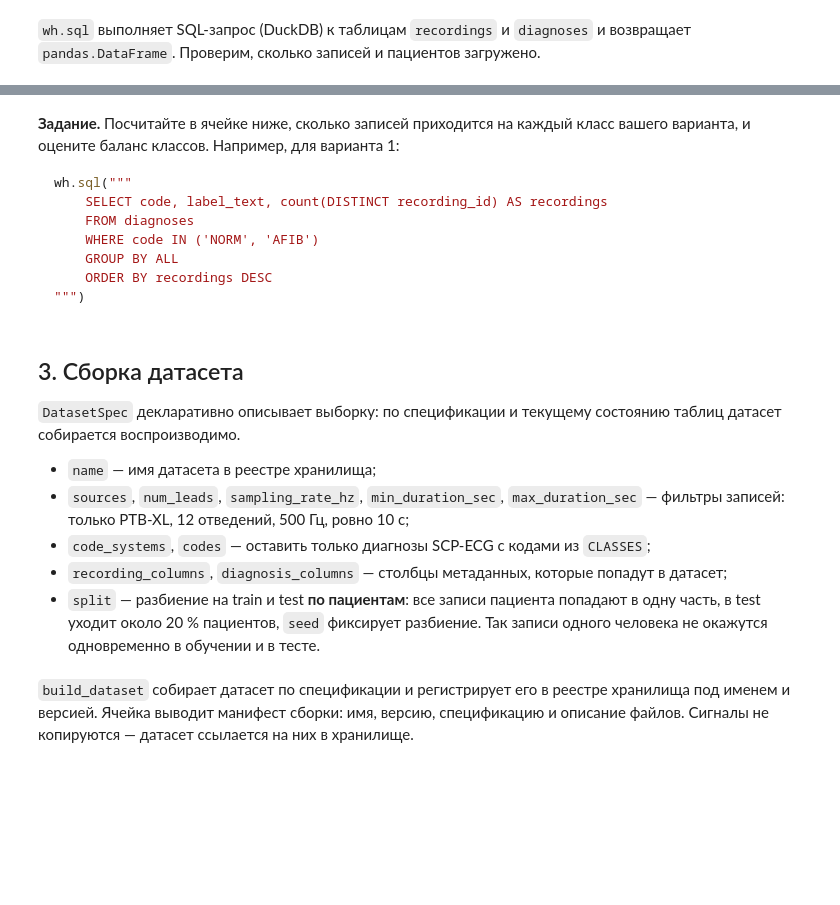
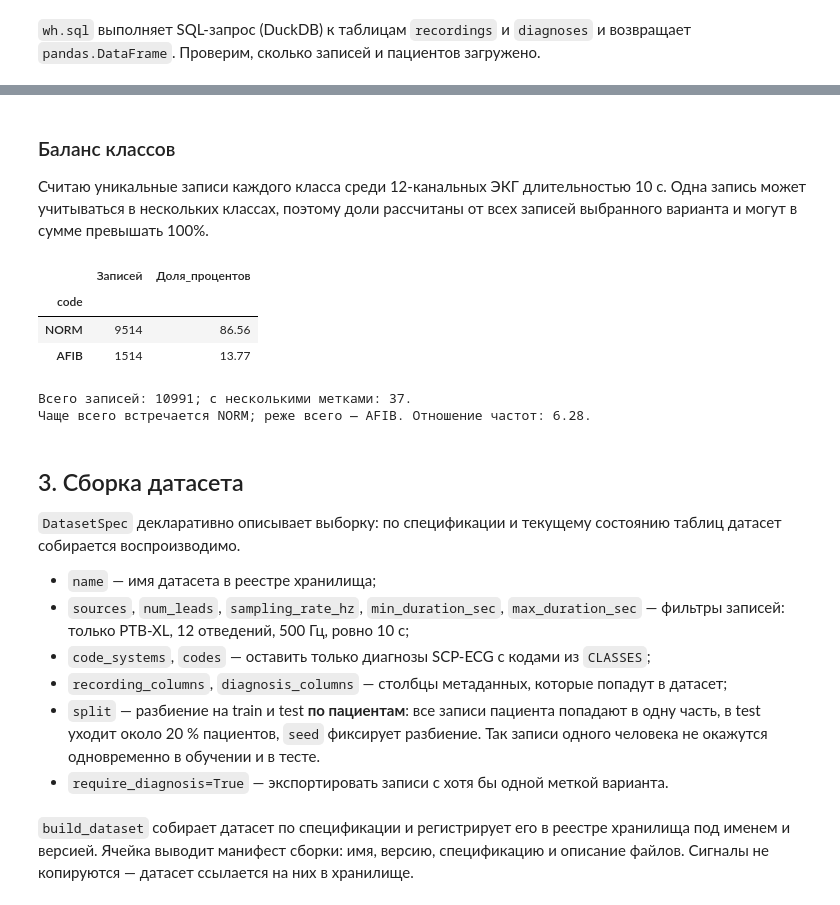
Before and after one commit to 4elodoy-Molovek/ecg-labwork, a Jupyter notebook: ecg-warehouse/notebooks/lab_dataset.ipynb, the cells around one changed output, grey strips where cells are left out. Drawn from its saved outputs; the diff is of its cells as text; code cells hidden in the pictures; blank space fills up the shorter version.

Commit message:
Вариант 1: датасет

````diff
--- a/ecg-warehouse/notebooks/lab_dataset.ipynb
+++ b/ecg-warehouse/notebooks/lab_dataset.ipynb
@@ -92,15 +108,37 @@ wh.sql(
 # %% [markdown]
-**Задание.** Посчитайте в ячейке ниже, сколько записей приходится на каждый класс вашего варианта, и оцените баланс классов. Например, для варианта 1:
+### Баланс классов
 
-```python
-wh.sql("""
-    SELECT code, label_text, count(DISTINCT recording_id) AS recordings
-    FROM diagnoses
-    WHERE code IN ('NORM', 'AFIB')
-    GROUP BY ALL
-    ORDER BY recordings DESC
-""")
-```
+Считаю уникальные записи каждого класса среди 12-канальных ЭКГ длительностью 10 с. Одна запись может учитываться в нескольких классах, поэтому доли рассчитаны от всех записей выбранного варианта и могут в сумме превышать 100%.
+# %%
+from IPython.display import display
+
+codes = ", ".join("'" + code.replace("'", "''") + "'" for code in CLASSES)
+selected = wh.sql(f"""
+    SELECT d.recording_id, d.code
+    FROM diagnoses AS d
+    JOIN recordings AS r USING (recording_id)
+    WHERE d.code_system = 'SCP-ECG' AND d.code IN ({codes})
+      AND r.source = 'ptb-xl-1.0.3' AND r.sampling_rate_hz = 500
+      AND r.num_leads = 12 AND r.duration_sec = 10
+    GROUP BY ALL
+""")
+counts = selected.groupby("code")["recording_id"].nunique().reindex(CLASSES, fill_value=0)
+n_selected = selected["recording_id"].nunique()
+assert n_selected and (counts > 0).all()
+display(counts.to_frame("Записей").assign(
+    Доля_процентов=(100 * counts / n_selected).round(2)
+))
+print(f"Всего записей: {n_selected}; с несколькими метками: "
+      f"{(selected.groupby('recording_id').size() > 1).sum()}.")
+print(f"Чаще всего встречается {counts.idxmax()}; реже всего — {counts.idxmin()}. "
+      f"Отношение частот: {counts.max() / counts.min():.2f}.")
+# %% [output]
+|  | Записей | Доля_процентов |
+| code |  |  |
+| NORM | 9514 | 86.56 |
+| AFIB | 1514 | 13.77 |
+Всего записей: 10991; с несколькими метками: 37.
+Чаще всего встречается NORM; реже всего — AFIB. Отношение частот: 6.28.
 # %% [markdown]
 ## 3. Сборка датасета
 
@@ -111,6 +149,7 @@ wh.sql("""
 - `code_systems`, `codes` — оставить только диагнозы SCP-ECG с кодами из `CLASSES`;
 - `recording_columns`, `diagnosis_columns` — столбцы метаданных, которые попадут в датасет;
 - `split` — разбиение на train и test **по пациентам**: все записи пациента попадают в одну часть, в test уходит около 20 % пациентов, `seed` фиксирует разбиение. Так записи одного человека не окажутся одновременно в обучении и в тесте.
+- `require_diagnosis=True` — экспортировать записи с хотя бы одной меткой варианта.
 # %%
 dataset_spec = DatasetSpec(
     name=DATASET_NAME,
````
Also changed, not shown: parts of 9 cells of this notebook.
